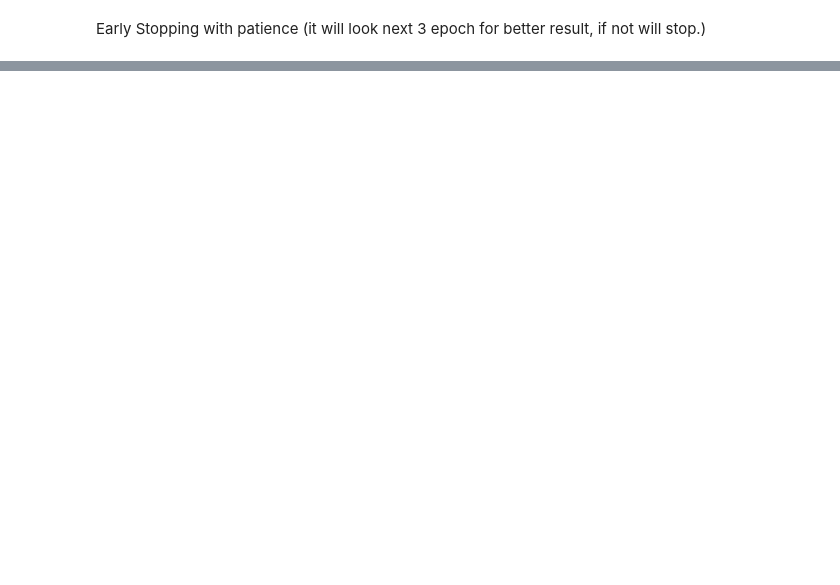
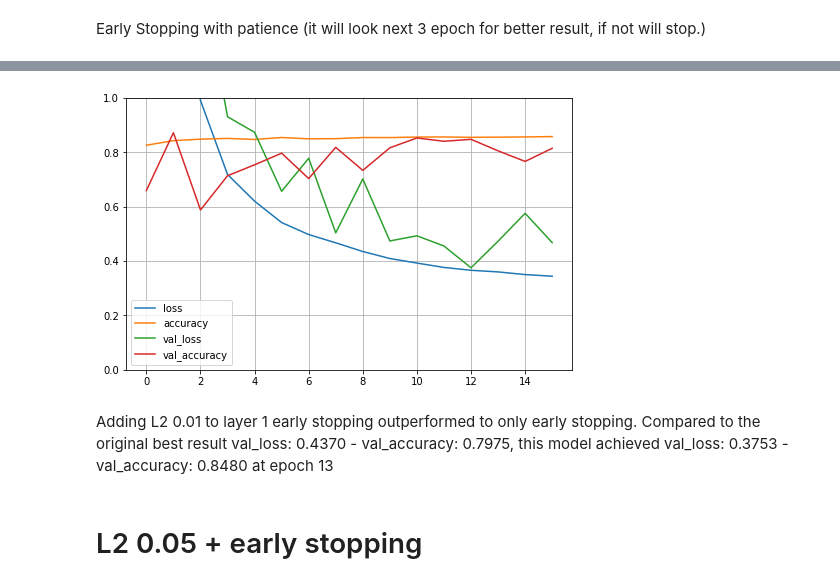
Before and after one commit to nopynospy/apu_deep_learning, a Jupyter notebook: Lab_3.ipynb, the cells around one changed output, grey strips where cells are left out. Cells and saved outputs as stored; diff of their text form; code cells hidden in the pictures; blank space fills up the shorter version.

```diff
--- a/Lab_3.ipynb
+++ b/Lab_3.ipynb
@@ -266,0 +467,35 @@ The loss is better too, based on the y-axis. In previous model, test loss can re
+# %%
+def create_model_l2(layer1=0, layer2=0, layer3=0):
+    #Initializing Neural Network
+    classifier = Sequential()
+
+    ##Defining the architecture of ANN
+
+    # First layer
+    if layer1==0:
+      add_base_layer(classifier, 512, 0)
+    else:
+      add_l1_l2_layer(classifier, 512, keras.regularizers.l2(layer1), isFirst=True)
+    # Second layer
+    if layer2==0:
+      add_base_layer(classifier, 128, 1)
+    else:
+      add_l1_l2_layer(classifier, 128, keras.regularizers.l2(layer2))
+    # Third layer
+    if layer3==0:
+      add_base_layer(classifier, 96, 1)
+    else:
+      add_l1_l2_layer(classifier, 96, keras.regularizers.l2(layer3))
+    # classifier.add(Dense(units= 96, kernel_initializer = 'he_uniform', activation = 'relu'))
+    # Adding the output layer
+    add_base_layer(classifier, 2, 2)
+    # classifier.add(Dense(units = 2, kernel_initializer = 'he_uniform', activation = 'softmax'))
+
+    classifier.compile(optimizer = 'SGD', loss = 'categorical_crossentropy', metrics = ['accuracy'])
+    return classifier
+
+model_l2_1 = create_model_l2(layer1 = 0.01)
+
+model_l2_1.compile(loss='binary_crossentropy', optimizer='adam', metrics=['accuracy'])
+
+model_l2_1_hist = model_l2_1.fit(X_train, y_train_cat, validation_split=0.25, epochs = 50,  batch_size = 32, callbacks=[early_stopping], verbose = 1)
@@ -266,0 +520,8 @@ The loss is better too, based on the y-axis. In previous model, test loss can re
+# %%
+plot_acc_loss(model_l2_1_hist)
+# %% [output]
+[figure, added]
+# %% [markdown]
+Adding L2 0.01 to layer 1 early stopping outperformed to only early stopping. Compared to the original best result val_loss: 0.4370 - val_accuracy: 0.7975, this model achieved val_loss: 0.3753 - val_accuracy: 0.8480 at epoch 13
+# %% [markdown]
+# L2 0.05 + early stopping
```
Also changed, not shown: parts of 69 cells of this notebook.
